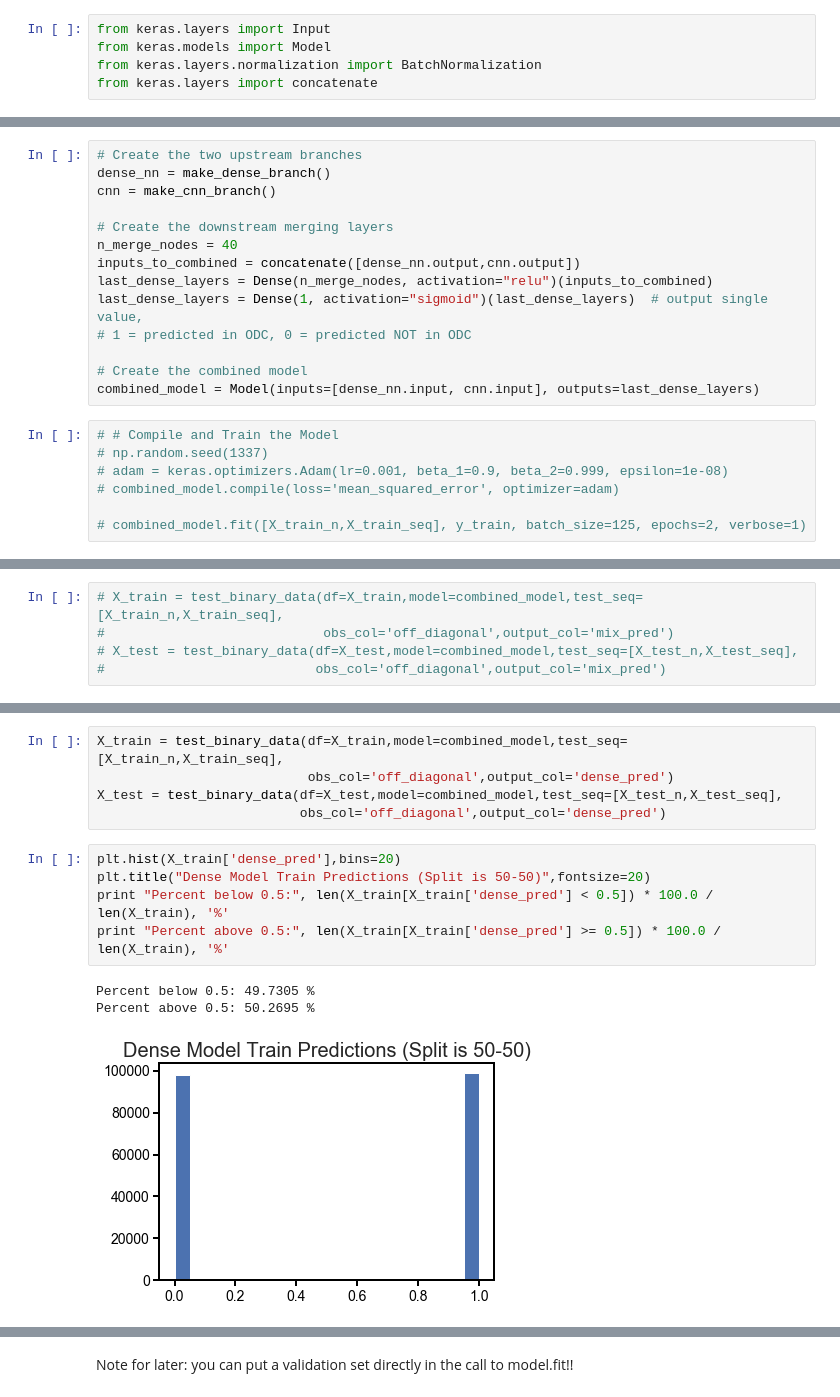
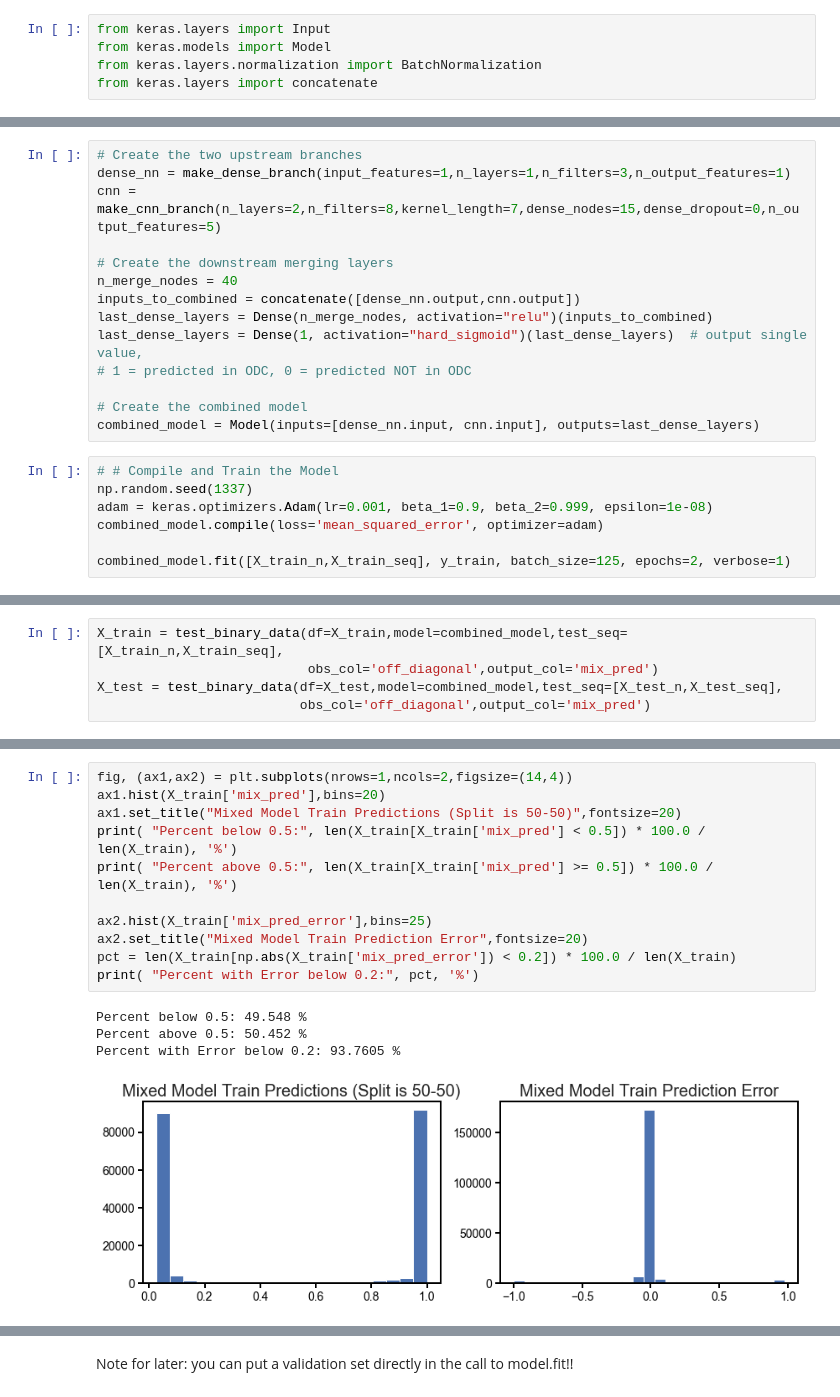
Before and after one commit to laueste/human_5utr_modeling, a Jupyter notebook: modeling/8_training_MRL_CNN_DistillationOffDiagonals.ipynb, the cells around one changed output, grey strips where cells are left out. Saved outputs shown, nothing was run; the diff lists cells and outputs as text.

```diff
--- a/modeling/8_training_MRL_CNN_DistillationOffDiagonals.ipynb
+++ b/modeling/8_training_MRL_CNN_DistillationOffDiagonals.ipynb
@@ -502,23 +595,23 @@ def make_cnn_branch(input_len=50,input_features=4,n_layers=3,n_filters=20,kernel
     return cnn
 # %%
 # Create the two upstream branches
-dense_nn = make_dense_branch()
-cnn = make_cnn_branch()
+dense_nn = make_dense_branch(input_features=1,n_layers=1,n_filters=3,n_output_features=1)
+cnn = make_cnn_branch(n_layers=2,n_filters=8,kernel_length=7,dense_nodes=15,dense_dropout=0,n_output_features=5)
 
 # Create the downstream merging layers
 n_merge_nodes = 40
 inputs_to_combined = concatenate([dense_nn.output,cnn.output])
 last_dense_layers = Dense(n_merge_nodes, activation="relu")(inputs_to_combined)
-last_dense_layers = Dense(1, activation="sigmoid")(last_dense_layers)  # output single value,
+last_dense_layers = Dense(1, activation="hard_sigmoid")(last_dense_layers)  # output single value,
 # 1 = predicted in ODC, 0 = predicted NOT in ODC
 
 # Create the combined model
 combined_model = Model(inputs=[dense_nn.input, cnn.input], outputs=last_dense_layers)
 # %%
 # # Compile and Train the Model
-# np.random.seed(1337)
-# adam = keras.optimizers.Adam(lr=0.001, beta_1=0.9, beta_2=0.999, epsilon=1e-08)
-# combined_model.compile(loss='mean_squared_error', optimizer=adam)
+np.random.seed(1337)
+adam = keras.optimizers.Adam(lr=0.001, beta_1=0.9, beta_2=0.999, epsilon=1e-08)
+combined_model.compile(loss='mean_squared_error', optimizer=adam)
 
-# combined_model.fit([X_train_n,X_train_seq], y_train, batch_size=125, epochs=2, verbose=1)
+combined_model.fit([X_train_n,X_train_seq], y_train, batch_size=125, epochs=2, verbose=1)
 # %% [output]
@@ -532,5 +623,5 @@ Epoch 3/3
 # %%
-# X_train = test_binary_data(df=X_train,model=combined_model,test_seq=[X_train_n,X_train_seq],
-#                            obs_col='off_diagonal',output_col='mix_pred')
-# X_test = test_binary_data(df=X_test,model=combined_model,test_seq=[X_test_n,X_test_seq],
-#                           obs_col='off_diagonal',output_col='mix_pred')
+X_train = test_binary_data(df=X_train,model=combined_model,test_seq=[X_train_n,X_train_seq],
+                           obs_col='off_diagonal',output_col='mix_pred')
+X_test = test_binary_data(df=X_test,model=combined_model,test_seq=[X_test_n,X_test_seq],
+                          obs_col='off_diagonal',output_col='mix_pred')
@@ -555,14 +628,16 @@ Epoch 3/3
-# %%
-X_train = test_binary_data(df=X_train,model=combined_model,test_seq=[X_train_n,X_train_seq],
-                           obs_col='off_diagonal',output_col='dense_pred')
-X_test = test_binary_data(df=X_test,model=combined_model,test_seq=[X_test_n,X_test_seq],
-                          obs_col='off_diagonal',output_col='dense_pred')
 # %%
-plt.hist(X_train['dense_pred'],bins=20)
-plt.title("Dense Model Train Predictions (Split is 50-50)",fontsize=20)
-print "Percent below 0.5:", len(X_train[X_train['dense_pred'] < 0.5]) * 100.0 / len(X_train), '%'
-print "Percent above 0.5:", len(X_train[X_train['dense_pred'] >= 0.5]) * 100.0 / len(X_train), '%'
+fig, (ax1,ax2) = plt.subplots(nrows=1,ncols=2,figsize=(14,4))
+ax1.hist(X_train['mix_pred'],bins=20)
+ax1.set_title("Mixed Model Train Predictions (Split is 50-50)",fontsize=20)
+print( "Percent below 0.5:", len(X_train[X_train['mix_pred'] < 0.5]) * 100.0 / len(X_train), '%')
+print( "Percent above 0.5:", len(X_train[X_train['mix_pred'] >= 0.5]) * 100.0 / len(X_train), '%')
+
+ax2.hist(X_train['mix_pred_error'],bins=25)
+ax2.set_title("Mixed Model Train Prediction Error",fontsize=20)
+pct = len(X_train[np.abs(X_train['mix_pred_error']) < 0.2]) * 100.0 / len(X_train)
+print( "Percent with Error below 0.2:", pct, '%')
 # %% [output]
-Percent below 0.5: 49.7305 %
-Percent above 0.5: 50.2695 %
+Percent below 0.5: 49.548 %
+Percent above 0.5: 50.452 %
+Percent with Error below 0.2: 93.7605 %
-[figure, old version]
+[figure, new version]
```
Also changed, not shown: parts of 55 cells of this notebook, 3 other files.
